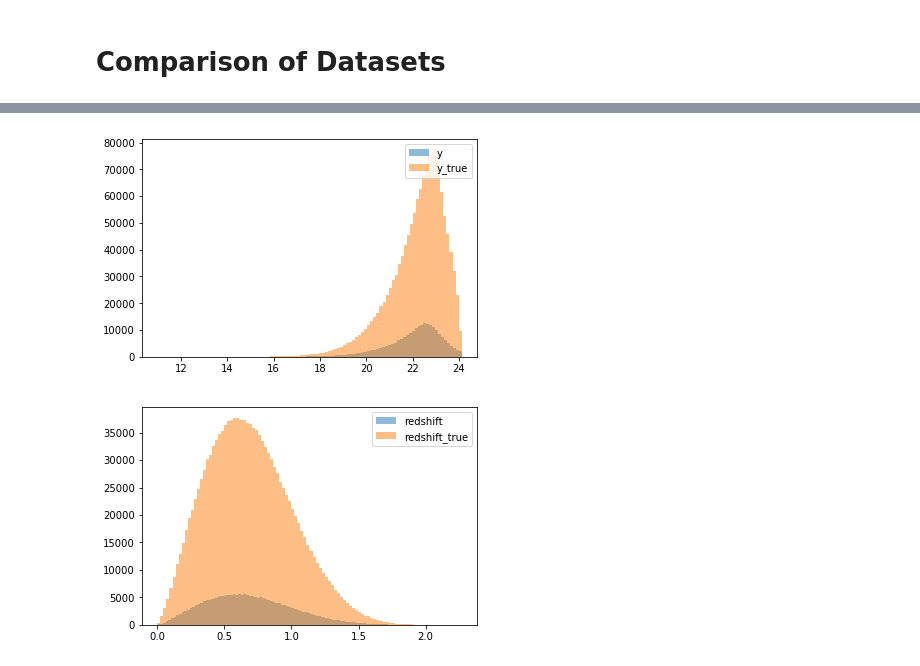
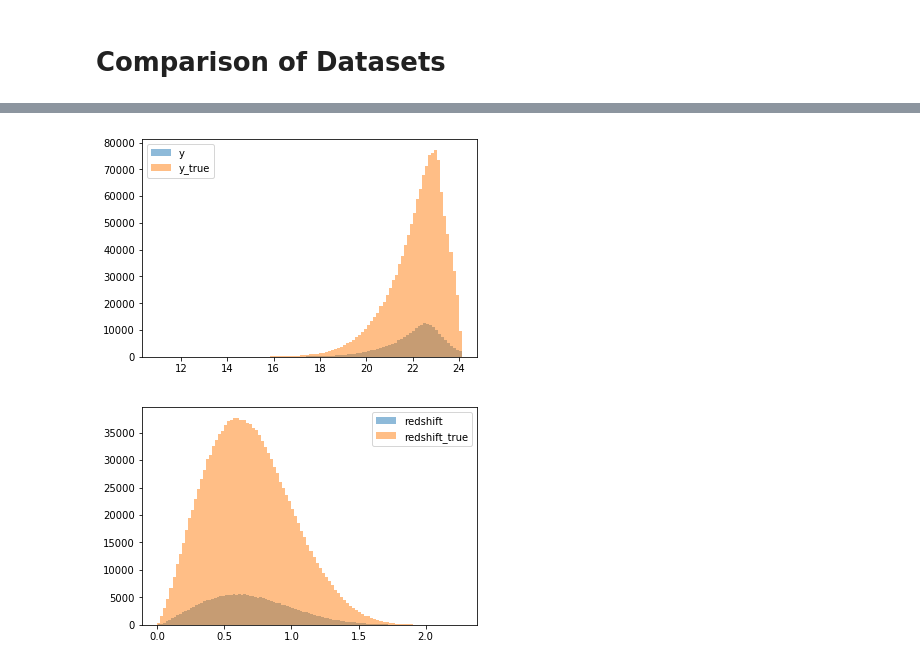
Before and after one commit to RenePiperi/Photometric-Redshift, a Jupyter notebook: PhotometricRedshift.ipynb, the cells around one changed output, grey strips where cells are left out. Cells and saved outputs as stored; diff of their text form; code cells hidden in the pictures.

```diff
--- a/PhotometricRedshift.ipynb
+++ b/PhotometricRedshift.ipynb
@@ -187,13 +184,13 @@ plt.show()
 # %%
 y = train_data['y']
 y_true = test_data['y_true']
 
 plt.hist(y, alpha=0.5, label='y', bins=100)
 plt.hist(y_true, alpha=0.5, label='y_true', bins=100)
-plt.legend(loc='upper right')
+plt.legend(loc='upper left')
 plt.show()
 # %% [output]
-[figure, old version]
+[figure, new version]
 # %%
 redshift = train_data['redshift']
 redshift_true = test_data['redshift']
```
Also changed, not shown: parts of 41 cells of this notebook.
